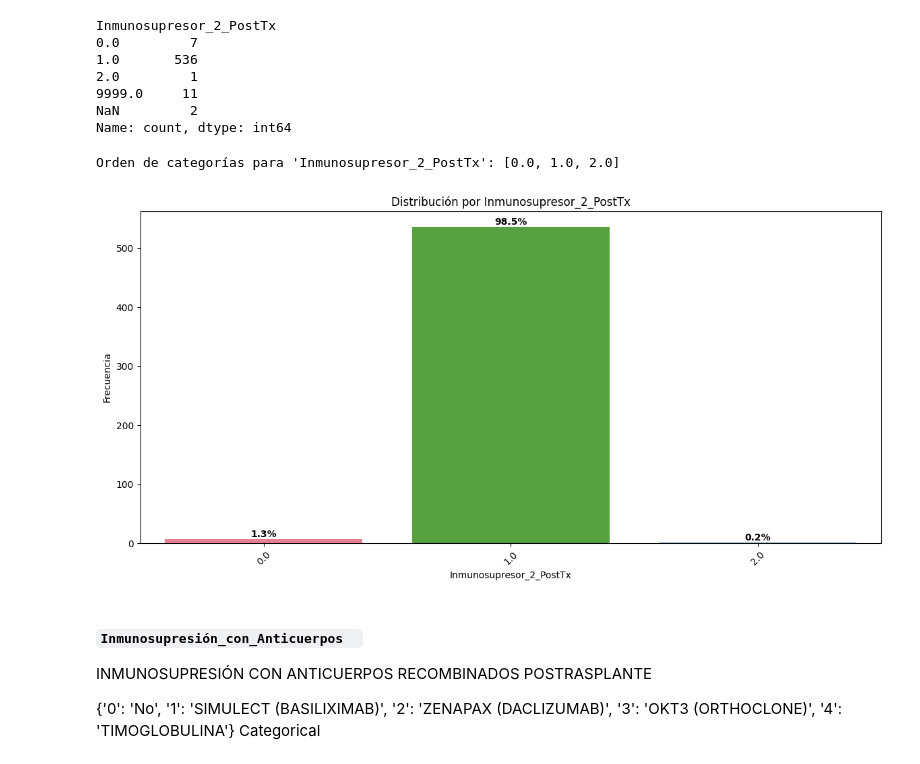
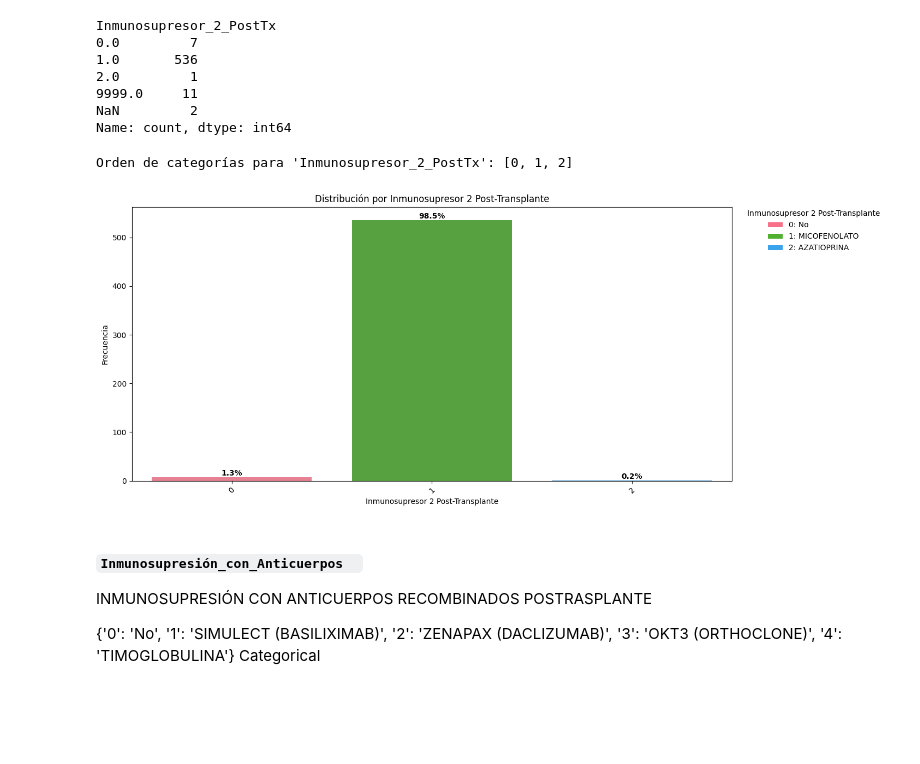
Before and after one commit to maperezp/Proyecto-CDA, a Jupyter notebook: src/proyecto_E1.ipynb, the cells around one changed output. Drawn from its saved outputs; the diff is of its cells as text; code cells hidden in the pictures; blank space fills up the shorter version.

```diff
--- a/src/proyecto_E1.ipynb
+++ b/src/proyecto_E1.ipynb
@@ -602,7 +602,7 @@ imc_calculated = df_clean["Peso_previo_Cx"] / ( (df_clean["Talla"]/100) **2 )
 mask_valid = imc_calculated.between(10, 80)
 # mapear a np.nan los valores inválidos
 imc_valid = imc_calculated.where(mask_valid, other=np.nan)
-df_clean["IMC"] = imc_valid
+df_clean["IMC"] = imc_valid.round(2)
 # %% [markdown]
 ### ``Child_Pugh_Score``
 # %%
@@ -1492,9 +1492,8 @@ s = df["Inmunosupresor_1_Postx"].copy()
 mask = s.isin([9999])
 s[mask] = NO_APLICA
 # el resto de valores se castean a nan
-s = pd.to_numeric(s, errors="coerce")
 
-df_clean["Inmunosupresor_1_Postx"] = s.copy()
+df_clean["Inmunosupresor_1_Postx"] = pd.to_numeric(s, errors="coerce").astype("Int64")
 # %%
 df_clean["Inmunosupresor_1_Postx"].value_counts(dropna=False)
 # %% [output]
@@ -1532,14 +1531,14 @@ mask = s.isin([9999])
 s = s.where(~mask, NO_APLICA)
 
 # el resto de valores se castean a nan
-s = pd.to_numeric(s, errors="coerce")
+s = pd.to_numeric(s, errors="coerce").astype("Int64")
 
 df_clean["Inmunosupresor_2_PostTx"] = s.copy()
 # %%
-graficar_var_categorica(df_clean, "Inmunosupresor_2_PostTx")
+graficar_var_categorica(df_clean, "Inmunosupresor_2_PostTx", "Inmunosupresor 2 Post-Transplante", show_legend=True)
 # %% [output]
-Orden de categorías para 'Inmunosupresor_2_PostTx': [0.0, 1.0, 2.0]
+Orden de categorías para 'Inmunosupresor_2_PostTx': [0, 1, 2]
-[figure, old version]
+[figure, new version]
 # %% [markdown]
 #### ``Inmunosupresión_con_Anticuerpos	``
 
```
Also changed, not shown: parts of 4 cells of this notebook.
